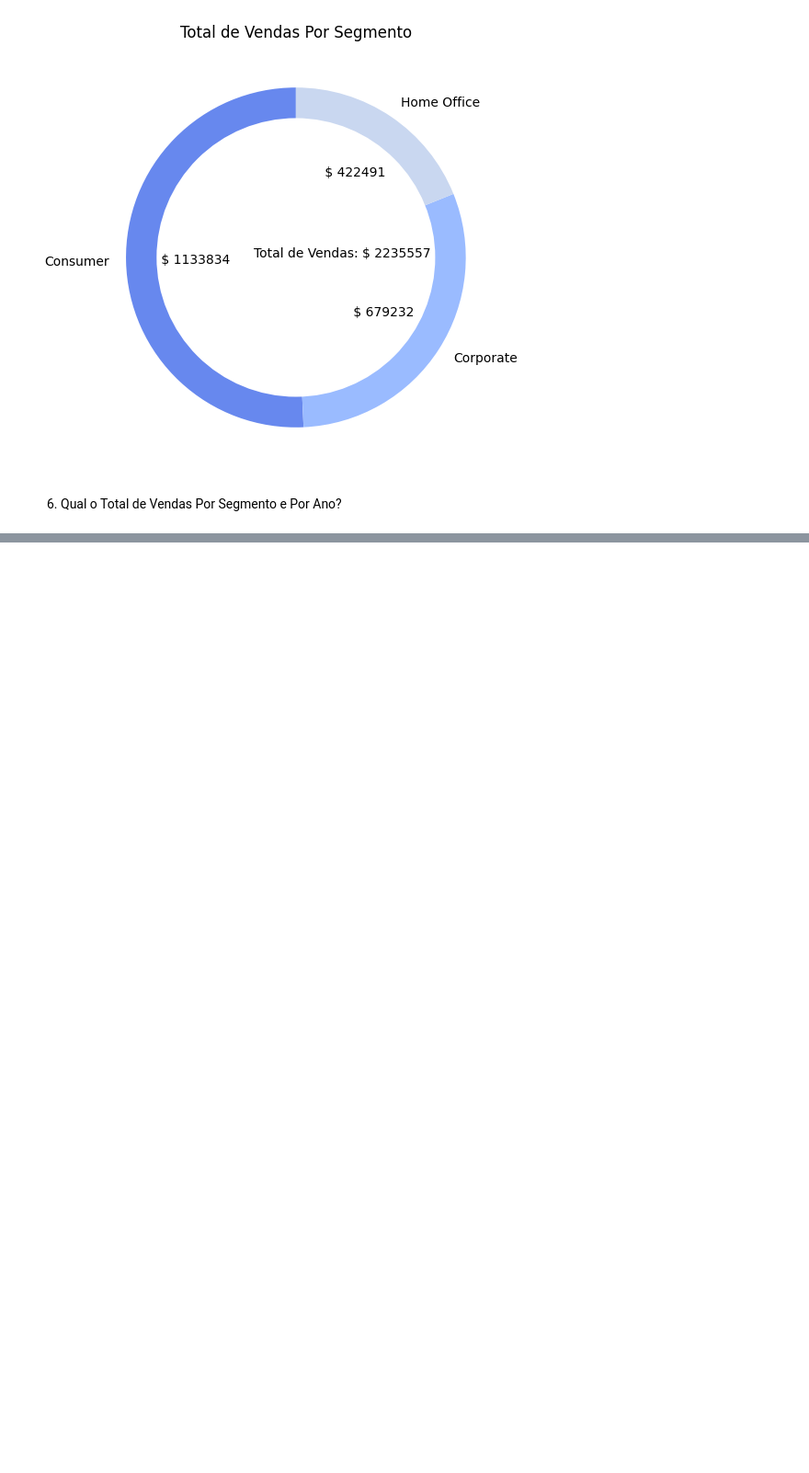
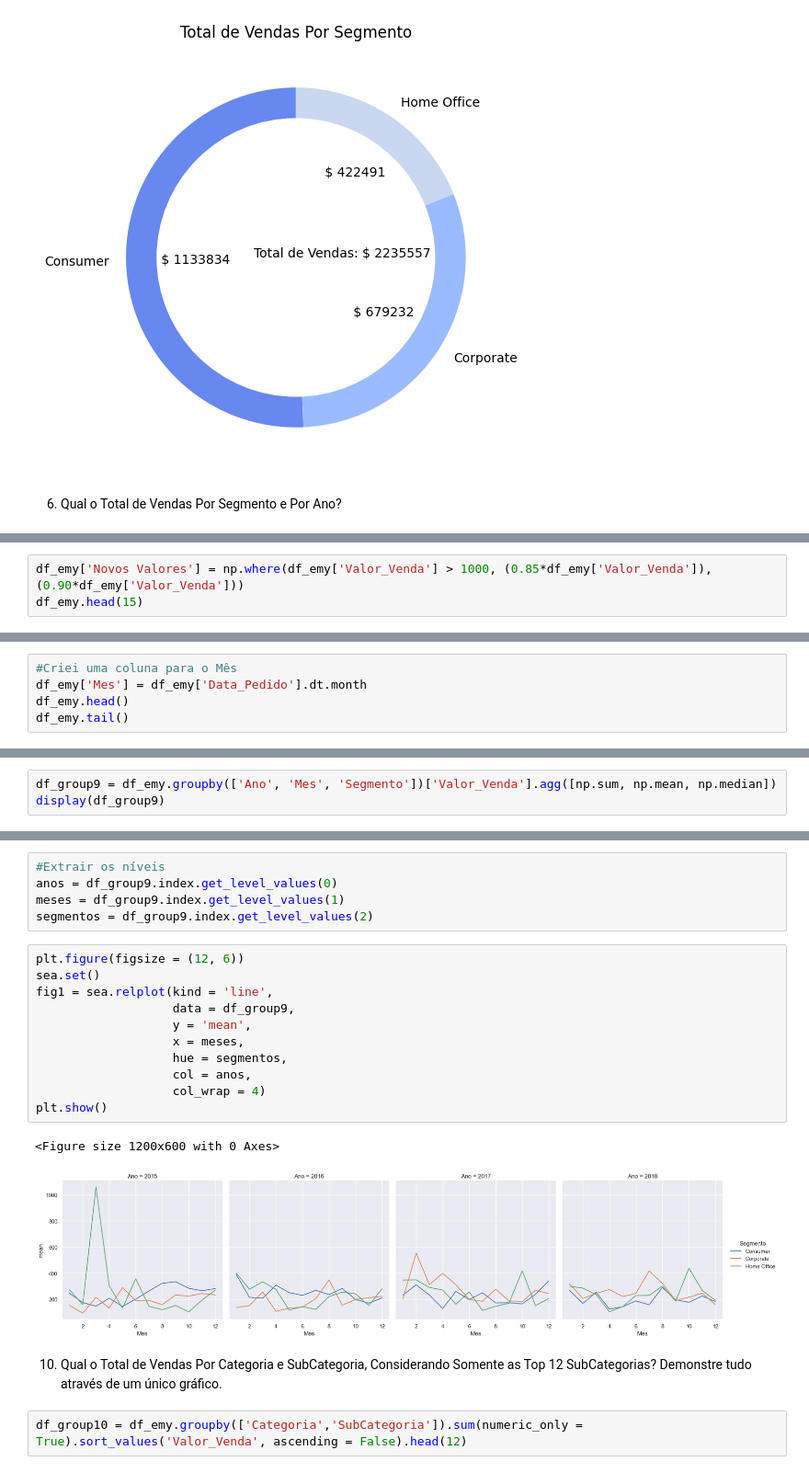
Before and after one commit to emilysaucedo/python_dsa, a Jupyter notebook: projeto2_analiseexploratoria.ipynb, the cells around one changed output, grey strips where cells are left out. Shown at 92% size. Saved outputs shown, nothing was run; the diff lists cells and outputs as text; blank space fills up the shorter version.

```diff
--- a/projeto2_analiseexploratoria.ipynb
+++ b/projeto2_analiseexploratoria.ipynb
@@ -290,0 +416,3 @@ plt.show()
+# %%
+df_emy['Novos Valores'] = np.where(df_emy['Valor_Venda'] > 1000, (0.85*df_emy['Valor_Venda']), (0.90*df_emy['Valor_Venda']))
+df_emy.head(15)
@@ -290,0 +451,5 @@ plt.show()
+# %%
+#Criei uma coluna para o Mês
+df_emy['Mes'] = df_emy['Data_Pedido'].dt.month
+df_emy.head()
+df_emy.tail()
@@ -290,0 +463,3 @@ plt.show()
+# %%
+df_group9 = df_emy.groupby(['Ano', 'Mes', 'Segmento'])['Valor_Venda'].agg([np.sum, np.mean, np.median])
+display(df_group9)
@@ -290,0 +481,24 @@ plt.show()
+# %%
+#Extrair os níveis
+anos = df_group9.index.get_level_values(0)
+meses = df_group9.index.get_level_values(1)
+segmentos = df_group9.index.get_level_values(2)
+# %%
+plt.figure(figsize = (12, 6))
+sea.set()
+fig1 = sea.relplot(kind = 'line',
+                   data = df_group9,
+                   y = 'mean',
+                   x = meses,
+                   hue = segmentos,
+                   col = anos,
+                   col_wrap = 4)
+plt.show()
+# %% [output]
+<Figure size 1200x600 with 0 Axes>
+[figure, added]
+# %% [markdown]
+10. Qual o Total de Vendas Por Categoria e SubCategoria, Considerando Somente as Top 12 SubCategorias?
+Demonstre tudo através de um único gráfico.
+# %%
+df_group10 = df_emy.groupby(['Categoria','SubCategoria']).sum(numeric_only = True).sort_values('Valor_Venda', ascending = False).head(12)
```
Also changed, not shown: parts of 21 cells of this notebook.
